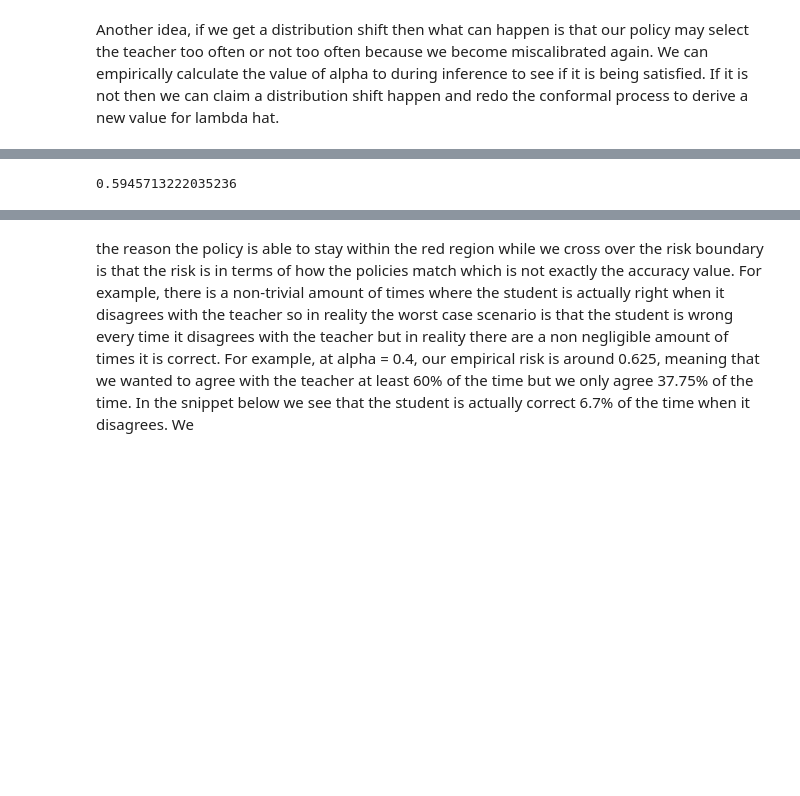
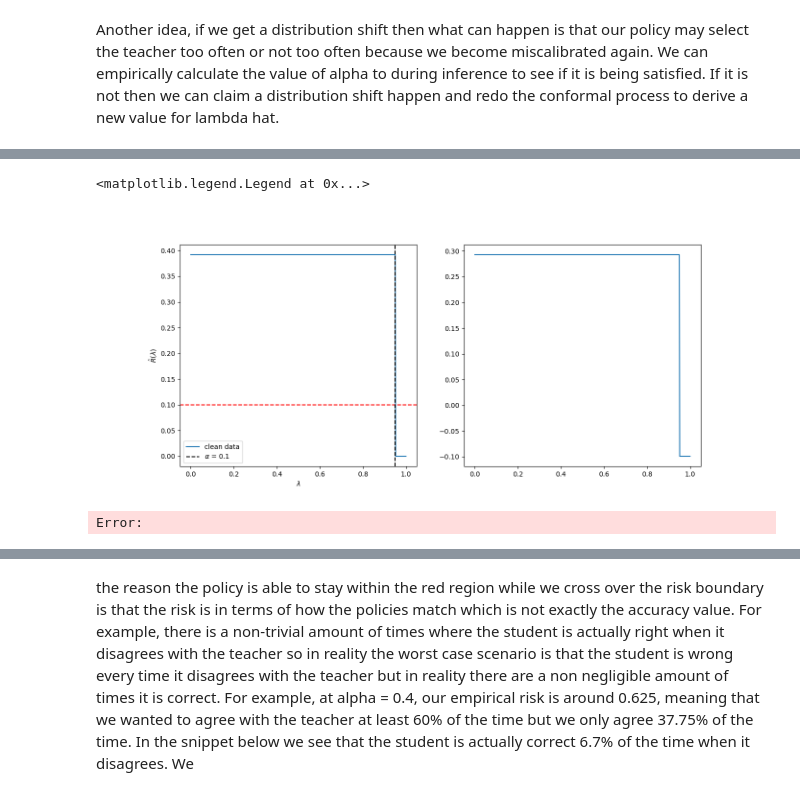
Before and after one commit to Geffen-Cooper/conformal, a Jupyter notebook: tutorial.ipynb, the cells around one changed output, grey strips where cells are left out. Saved outputs shown, nothing was run; the diff lists cells and outputs as text; code cells hidden in the pictures; blank space fills up the shorter version.

```diff
--- a/tutorial.ipynb
+++ b/tutorial.ipynb
@@ -158,7 +160,7 @@ for i,corr in enumerate(corruptions):
 # %%
 # this is just for the first corruption
-student_confs,student_decs = torch.max(corr_preds128[10],dim=1)
-teacher_confs,teacher_decs = torch.max(corr_preds[10],dim=1)
+student_confs,student_decs = torch.max(clean_preds128,dim=1)
+teacher_confs,teacher_decs = torch.max(clean_preds,dim=1)
 
 student_confs_,student_decs_ = torch.max(corr_preds128[7],dim=1)
 teacher_confs_,teacher_decs_ = torch.max(corr_preds[7],dim=1)
@@ -227,7 +193,63 @@ plt.axvline(lamhat,c='k',linestyle="--")
-# %%
-print(lamhat)
-# %% [output]
-0.5945713222035236
+# %%
+%matplotlib widget
+# plot risk for different lambdas
+import matplotlib.pyplot as plt
+import numpy as np
+
+def zo_loss(p_pred_set,t_pred_set):
+        return (p_pred_set != t_pred_set).float().mean()
+def lamhat_threshold(lam):
+    p_set = (student_cal_scores >= lam)*student_cal_preds + (student_cal_scores < lam)*teacher_cal_preds
+    return zo_loss(p_set, teacher_cal_preds) - ((n+1)/n*alpha - 1/(n+1)) # why is this over n+1???
+
+y = []
+y_ = []
+alpha= 0.1
+lams = np.linspace(0,1,500)
+lam_threshs = []
+for lam in lams:
+    p_set = (student_cal_scores >= lam)*student_cal_preds + (student_cal_scores < lam)*teacher_cal_preds
+    p_set_ = (student_cal_scores_ >= lam)*student_cal_preds_ + (student_cal_scores_ < lam)*teacher_cal_preds_
+    y.append((p_set != teacher_cal_preds).float().mean())
+    y_.append((p_set_ != teacher_cal_preds_).float().mean())
+    lam_threshs.append(lamhat_threshold(lam))
+
+fig,ax = plt.subplots(1,2,figsize=(14,6))
+ax[0].plot(lams,y,label="clean data")
+# ax[0].plot(lams,y_,label="corrupted data")
+ax[0].axhline(alpha,c="r",linestyle="--")
+# ax[0].axhline(0.2,c="r",linestyle="--")
+# ax[0].axhline(0.3,c="r",linestyle="--")
+ax[0].set_xlabel("$\lambda$")
+ax[0].set_ylabel("$\hat{R}(\lambda)$")
+
+ax[1].plot(lams,lam_threshs)
+
+
+# if lamhat_threshold(0) <= 0 and lamhat_threshold(1) <= 0:
+#     lamhat = max(lamhat_threshold(0),lamhat_threshold(1),0)
+# elif lamhat_threshold(0) >= 0 and lamhat_threshold(1) >= 0:
+#     lamhat = max(lamhat_threshold(0),lamhat_threshold(1),1)
+# else:
+lamhat = brentq(lamhat_threshold, 0, 1)
+ax[0].axvline(lamhat,c='k',linestyle="--",label=r"$\alpha$ = 0.1")
+alpha = 0.2
+def lamhat_threshold(lam):
+    p_set = (student_cal_scores >= lam)*student_cal_preds + (student_cal_scores < lam)*teacher_cal_preds
+    return zo_loss(p_set, teacher_cal_preds) - ((n+1)/n*alpha - 1/(n+1)) # why is this over n+1???
+lamhat = brentq(lamhat_threshold, 0, 1)
+# ax[0].axvline(lamhat,c='k',linestyle="--",label=r"$\alpha$ = 0.2",alpha=0.5)
+alpha = 0.3
+def lamhat_threshold(lam):
+    p_set = (student_cal_scores >= lam)*student_cal_preds + (student_cal_scores < lam)*teacher_cal_preds
+    return zo_loss(p_set, teacher_cal_preds) - ((n+1)/n*alpha - 1/(n+1)) # why is this over n+1???
+lamhat = brentq(lamhat_threshold, 0, 1)
+# ax[0].axvline(lamhat,c='k',linestyle="--",label=r"$\alpha$ = 0.3",alpha=0.25)
+ax[0].legend()
+# %% [output]
+<matplotlib.legend.Legend at 0x...>
+[figure, added]
+Error:
 # %%
 alphas = np.linspace(0,1,20)
 lambdas = np.zeros(len(alphas))
```
Also changed, not shown: parts of 12 cells of this notebook, 1 other file.
